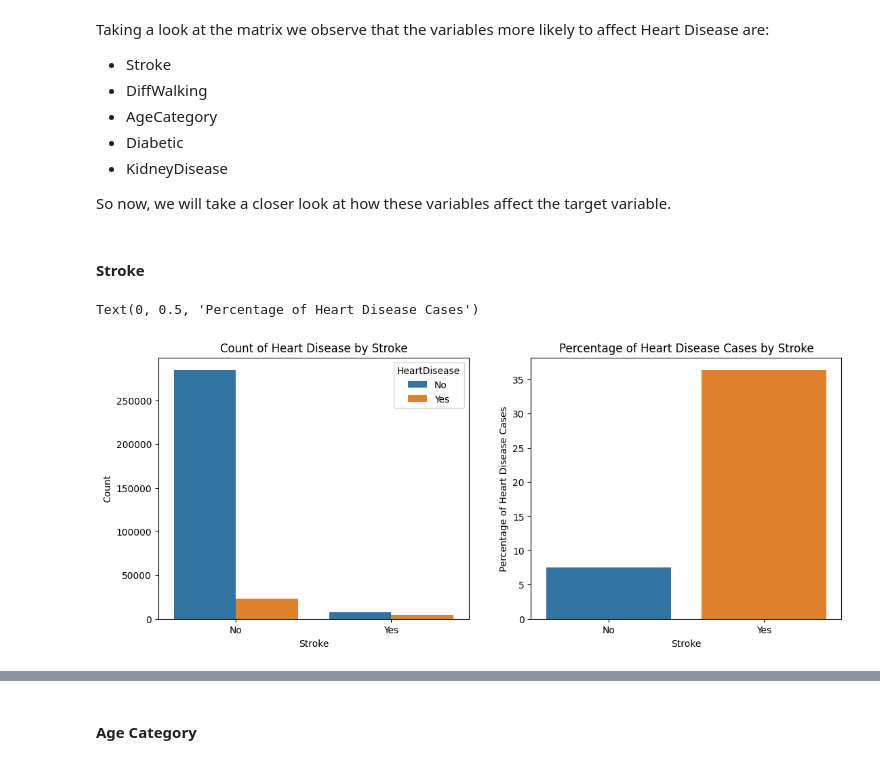
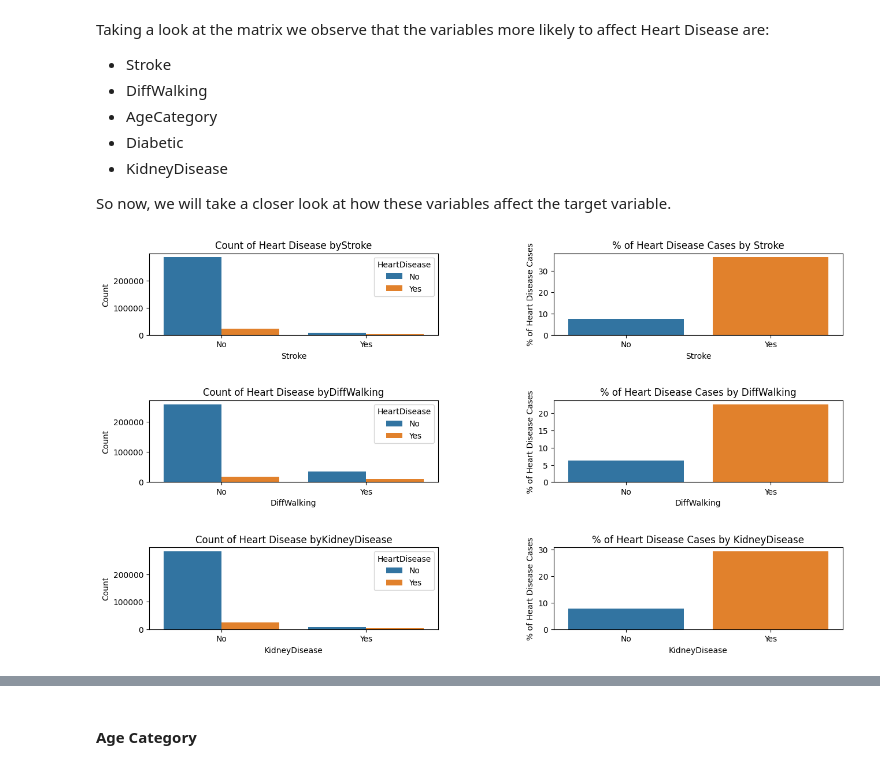
Before and after one commit to th0rz05/feup-ia-heart-disease, a Jupyter notebook: proj/Project.ipynb, the cells around one changed output, grey strips where cells are left out. Drawn from its saved outputs; the diff is of its cells as text; code cells hidden in the pictures.

```diff
--- a/proj/Project.ipynb
+++ b/proj/Project.ipynb
@@ -335,29 +338,39 @@ Taking a look at the matrix we observe that the variables more likely to affect
 - KidneyDisease
 
 So now, we will take a closer look at how these variables affect the target variable.
-# %% [markdown]
-#### Stroke
 # %%
-# Create a figure with two subplots side by side
-fig, (ax1, ax2) = plt.subplots(1, 2, figsize=(13, 5))
+def plotRelation(col, ax1, ax2):
+    # Create a figure with two subplots side by side
 
-# count plot
-sb.countplot(x='Stroke', hue='HeartDisease', data=df, ax=ax1)
-ax1.set_title('Count of Heart Disease by Stroke')
-ax1.set_xlabel('Stroke')
-ax1.set_ylabel('Count')
+    # count plot
+    sb.countplot(x=col, hue='HeartDisease', data=df, ax=ax1)
+    ax1.set_title('Count of Heart Disease by' + col)
+    ax1.set_xlabel(col)
+    ax1.set_ylabel('Count')
 
-## percentage of people with heart disease by stroke
-perc_stroke = df.groupby('Stroke')['HeartDisease'].value_counts(normalize=True)[:, 'Yes'] * 100
+    ## percentage of people with heart disease by stroke
+    perc_stroke = df.groupby(col)['HeartDisease'].value_counts(normalize=True)[:, 'Yes'] * 100
 
-# Create bar plot
-sb.barplot(x=perc_stroke.index, y=perc_stroke.values, ax=ax2)
-ax2.set_title('Percentage of Heart Disease Cases by Stroke')
-ax2.set_xlabel('Stroke')
-ax2.set_ylabel('Percentage of Heart Disease Cases')
+    # Create bar plot
+    sb.barplot(x=perc_stroke.index, y=perc_stroke.values, ax=ax2)
+    ax2.set_title('% of Heart Disease Cases by ' + col)
+    ax2.set_xlabel(col)
+    ax2.set_ylabel('% of Heart Disease Cases')
+
+
+# Create a figure with three subplots
+fig, axes = plt.subplots(3, 2, figsize=(15, 5))
+
+# Call the plotRelation function for each column and subplot
+plotRelation('Stroke', axes[0, 0], axes[0, 1])
+plotRelation('DiffWalking', axes[1, 0], axes[1, 1])
+plotRelation('KidneyDisease', axes[2, 0], axes[2, 1])
+
+
+# Adjust the layout of the subplots
+plt.subplots_adjust(top=1.4, bottom=0.1, left=0.1, right=0.9, hspace=0.8, wspace=0.4)
 # %% [output]
-Text(0, 0.5, 'Percentage of Heart Disease Cases')
-[figure, old version]
+[figure, new version]
 # %% [markdown]
 According to the graph above, there is a higher chance of having heart disease if the patient has had a stroke.
 We can see that the percentage of people with heart disease that had a stroke was around five times higher than the percentage of people with heart disease that did not have a stroke.
```
Also changed, not shown: parts of 35 cells of this notebook.
